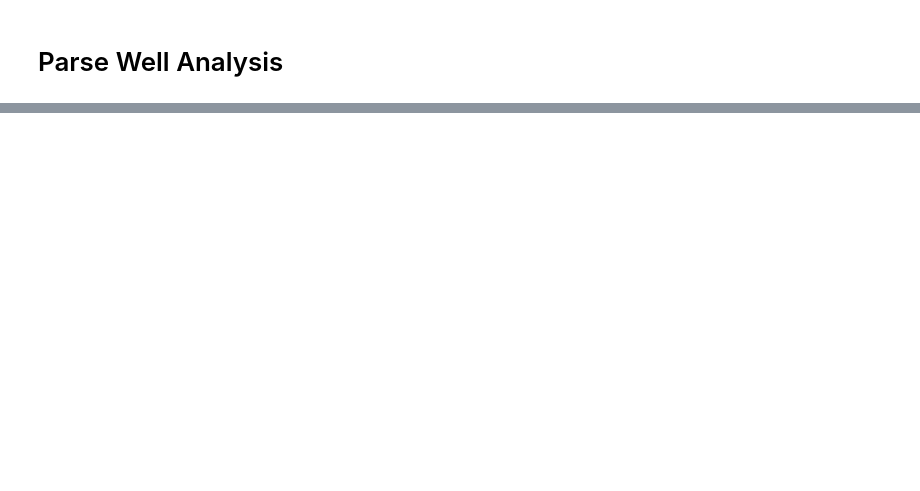
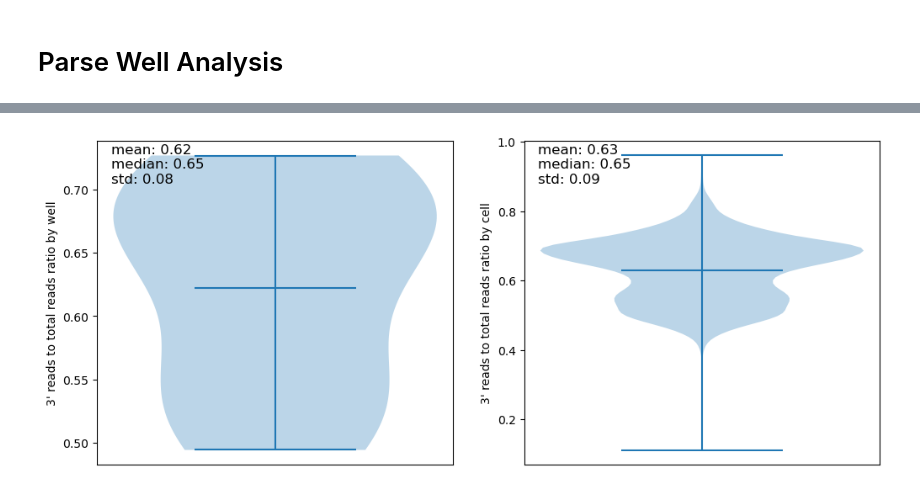
Before and after one commit to mcaskey6/10XvParse, a Jupyter notebook: Analysis 2/parse_test.ipynb, the cells around one changed output, grey strips where cells are left out. Drawn from its saved outputs; the diff is of its cells as text; code cells hidden in the pictures; blank space fills up the shorter version.

```diff
--- a/Analysis 2/parse_test.ipynb
+++ b/Analysis 2/parse_test.ipynb
@@ -843,0 +506,9 @@ randO_data.write('processed_randO.h5ad', compression="gzip")
+# %%
+fig, ax = plt.subplots(1, 2, figsize=(12, 5))
+
+violinByWell(ax[0], wells_filtered.obs)
+violinByCell(ax[1], parse_filtered.obs)
+
+plt.show()
+# %% [output]
+[figure, added]
```
Also changed, not shown: parts of 71 cells of this notebook, 9 other files.
